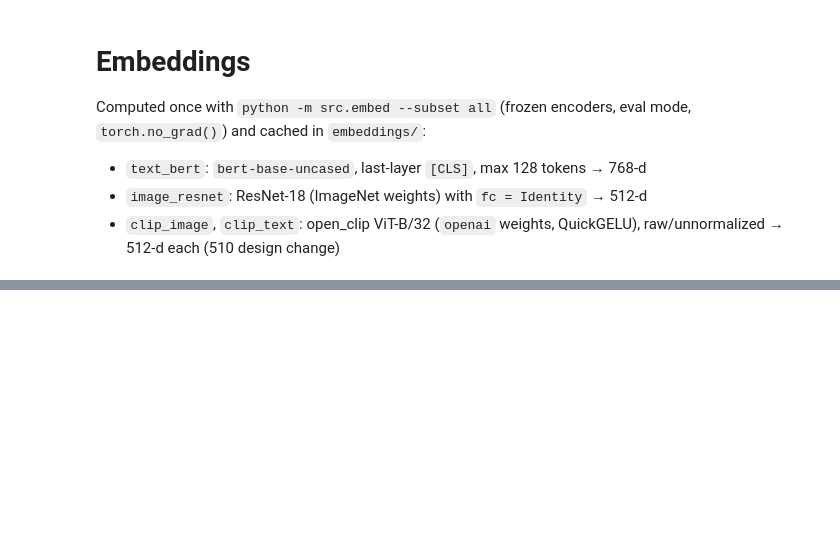
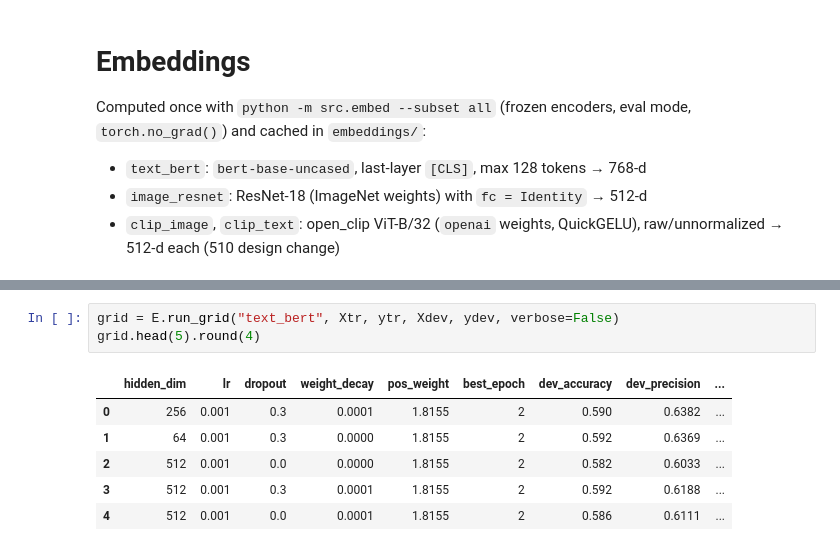
Before and after one commit to LUCIFER5671/hateful-memes, a Jupyter notebook: notebooks/lab3.ipynb, the cells around one changed output, grey strips where cells are left out. Cells and saved outputs as stored; diff of their text form; blank space fills up the shorter version.

```diff
--- a/notebooks/lab3.ipynb
+++ b/notebooks/lab3.ipynb
@@ -130,0 +167,10 @@ pd.DataFrame(
+# %%
+grid = E.run_grid("text_bert", Xtr, ytr, Xdev, ydev, verbose=False)
+grid.head(5).round(4)
+# %% [output]
+|  | hidden_dim | lr | dropout | weight_decay | pos_weight | best_epoch | dev_accuracy | dev_precision | ... |
+| 0 | 256 | 0.001 | 0.3 | 0.0001 | 1.8155 | 2 | 0.590 | 0.6382 | ... |
+| 1 | 64 | 0.001 | 0.3 | 0.0000 | 1.8155 | 2 | 0.592 | 0.6369 | ... |
+| 2 | 512 | 0.001 | 0.0 | 0.0000 | 1.8155 | 2 | 0.582 | 0.6033 | ... |
+| 3 | 512 | 0.001 | 0.3 | 0.0001 | 1.8155 | 2 | 0.592 | 0.6188 | ... |
+| 4 | 512 | 0.001 | 0.0 | 0.0001 | 1.8155 | 2 | 0.586 | 0.6111 | ... |
```
Also changed, not shown: parts of 12 cells of this notebook, 12 other files.
